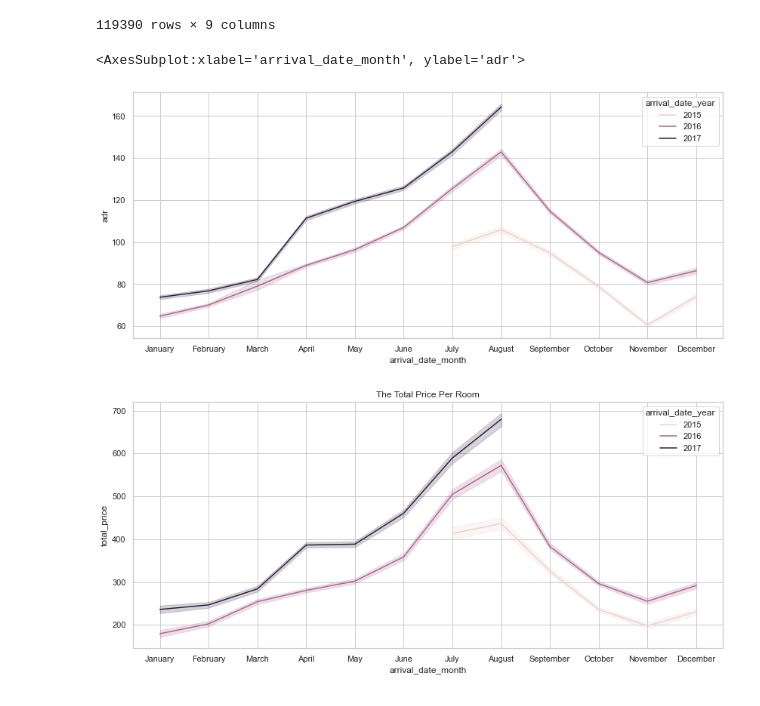
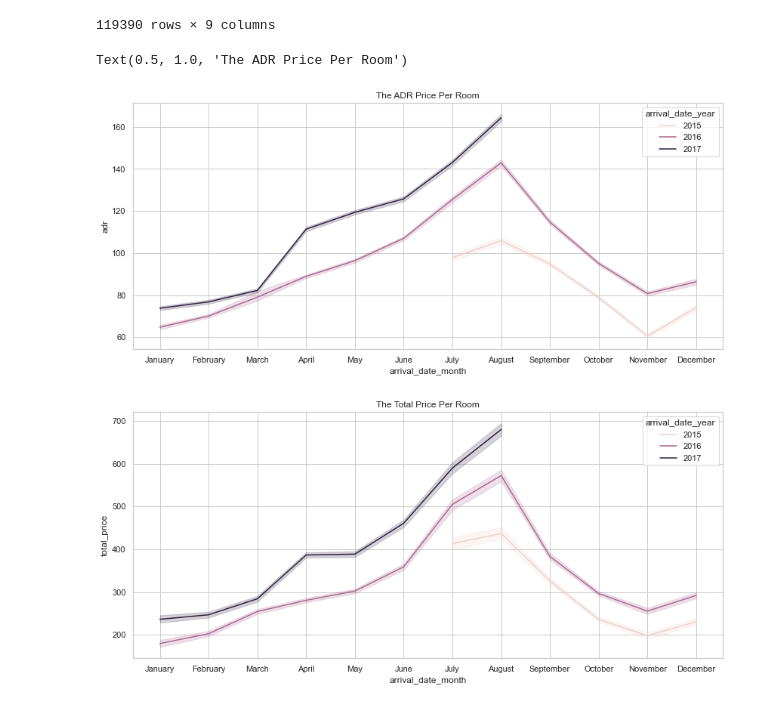
Before and after one commit to Nourfdss/stayforlong_test, a Jupyter notebook: app/answers.ipynb, the cells around one changed output. Cells and saved outputs as stored; diff of their text form; code cells hidden in the pictures.

```diff
--- a/app/answers.ipynb
+++ b/app/answers.ipynb
@@ -379,10 +379,10 @@ df_room_price
 # %%
 plt.figure(figsize=(14,6))
 sns.set_theme(style="whitegrid")
-sns.lineplot(x='arrival_date_month', y='adr', data= df_room_price, hue='arrival_date_year')
+sns.lineplot(x='arrival_date_month', y='adr', data= df_room_price, hue='arrival_date_year').set_title('The ADR Price Per Room')
 # %% [output]
-<AxesSubplot:xlabel='arrival_date_month', ylabel='adr'>
+Text(0.5, 1.0, 'The ADR Price Per Room')
-[figure, old version]
+[figure, new version]
 # %%
 plt.figure(figsize=(14,6))
 sns.set_theme(style="whitegrid")
```
Also changed, not shown: parts of 12 cells of this notebook, 9 other files.
